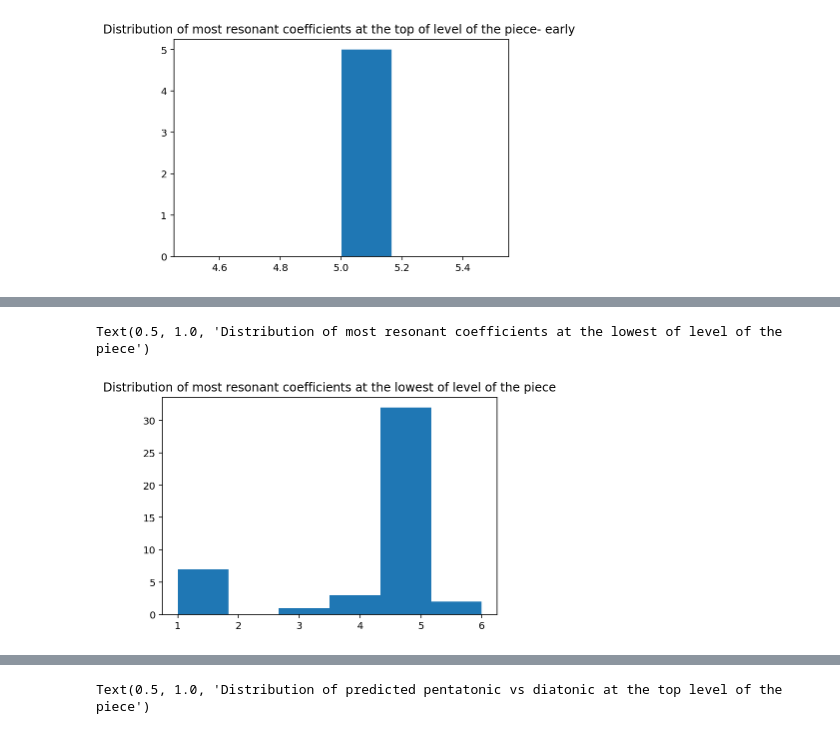
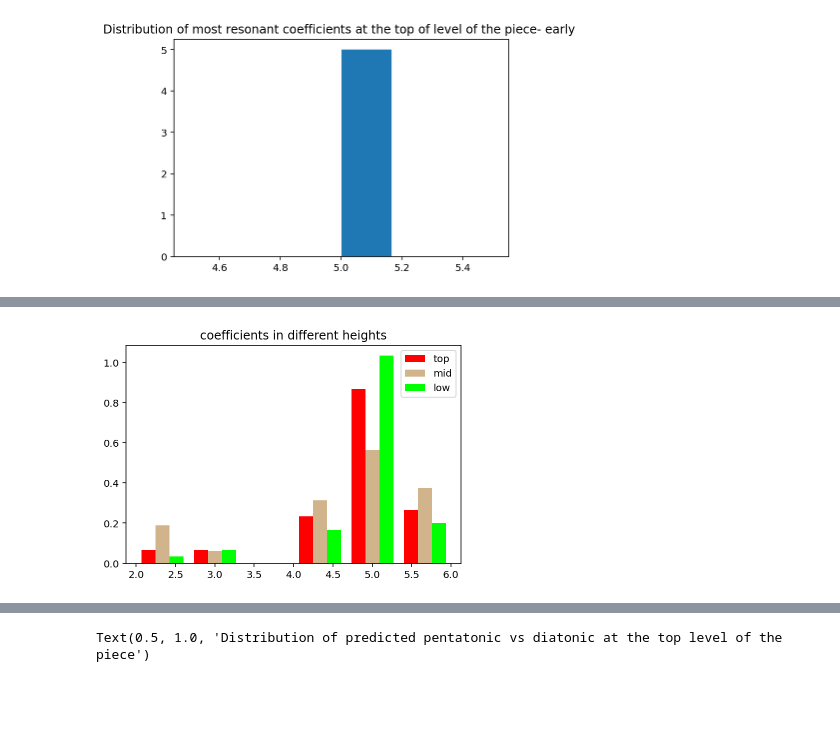
Before and after one commit to ludovicaschaerf/Group-5-Debussy-Pitch-Scapes, a Jupyter notebook: Predictions.ipynb, the cells around one changed output, grey strips where cells are left out. Cells and saved outputs as stored; diff of their text form; code cells hidden in the pictures; blank space fills up the shorter version.

Commit message:
other plots

```diff
--- a/Predictions.ipynb
+++ b/Predictions.ipynb
@@ -69,0 +135,8 @@ Text(0.5, 1.0, 'Distribution of most resonant coefficients at the top of level o
+# %%
+scores = glob('./scores2/suite_bergamasque 1890+1891/*.mid')
+data_el = {}
+for score in scores_e:
+    try:
+        data_el[score] = predict_scale(score, ver_ratio=0.2)
+    except:
+        print('could not predict')
@@ -69,0 +162,8 @@ Text(0.5, 1.0, 'Distribution of most resonant coefficients at the top of level o
+# %%
+scores = glob('./scores2/preludes/*.mid')
+data_pl = {}
+for score in scores_p:
+    try:
+        data_pl[score] = predict_scale(score, ver_ratio= 0.2)
+    except:
+        print('could not predict')
@@ -70,9 +195,9 @@ Text(0.5, 1.0, 'Distribution of most resonant coefficients at the top of level o
 # %%
 scores = glob('./scores2/preludes/*.mid')
-data = {}
+data_m = {}
 for score in scores:
     try:
-        data[score] = predict_scale(score, ver_ratio=(0.8,1))
+        data_m[score] = predict_scale(score, ver_ratio=0.5)
     except:
         print('could not predict')
 # %% [output]
@@ -103,7 +285,0 @@ Text(0.5, 1.0, 'Distribution of most resonant coefficients at the top of level o
-# %%
-data = {}
-for score in scores:
-    try:
-        data[score] = predict_scale(score, ver_ratio=(0,0.2))
-    except:
-        print('could not predict')
@@ -128,7 +286,19 @@ the most resonant coefficient is:  5
 # %%
+coeffs_l = [d[0] for d in data_l.values()]
 coeffs = [d[0] for d in data.values()]
-plt.hist(coeffs, bins=6)
-plt.title('Distribution of most resonant coefficients at the lowest of level of the piece')
+coeffs_m = [d[0] for d in data_m.values()]
+
+#plt.hist(coeffs_l, bins=6)
+#plt.title('Distribution of most resonant coefficients at the lowest of level of the piece')
+
+colors = ['red', 'tan', 'lime']
+labels = ['top','mid','low']
+plt.hist([coeffs, coeffs_m, coeffs_l], 6, density=True, histtype='bar', color=colors, label=labels)
+plt.legend(prop={'size': 10})
+plt.title('coefficients in different heights')
+
+
+
+plt.show()
 # %% [output]
-Text(0.5, 1.0, 'Distribution of most resonant coefficients at the lowest of level of the piece')
-[figure, old version]
+[figure, new version]
```
Also changed, not shown: parts of 27 cells of this notebook.
